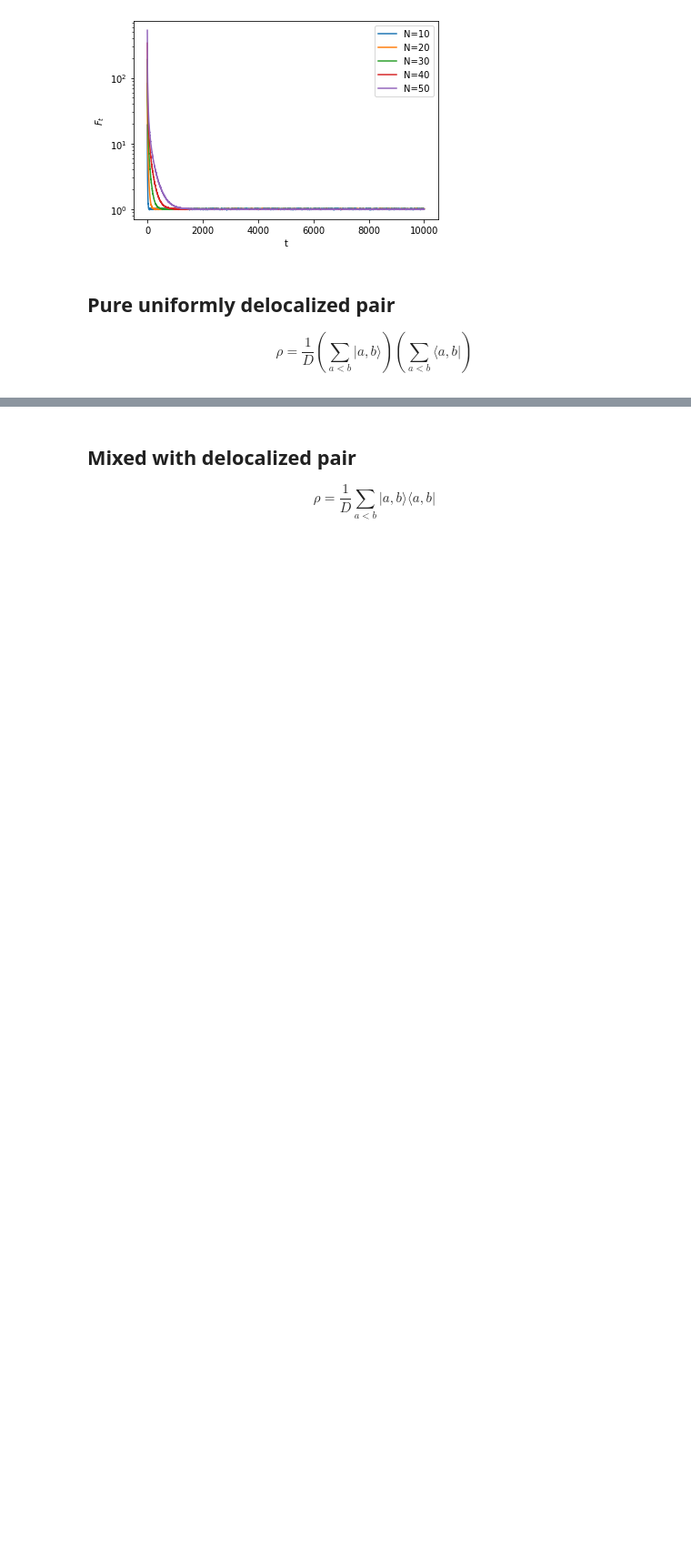
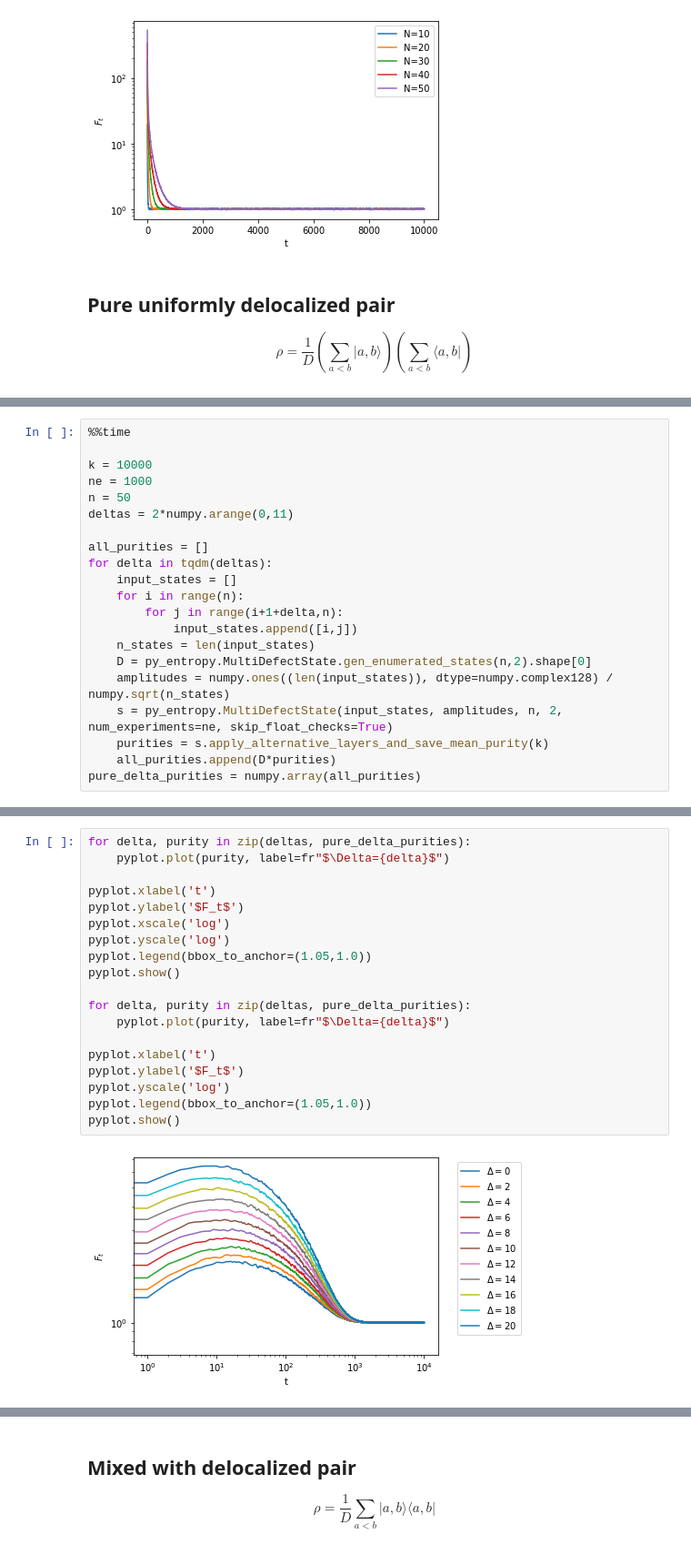
Before and after one commit to Renmusxd/RandomUnitaryLayers, a Jupyter notebook: jupyter/DoubleDefect.ipynb, the cells around one changed output, grey strips where cells are left out. Shown at 91% size. Saved outputs shown, nothing was run; the diff lists cells and outputs as text; blank space fills up the shorter version.

```diff
--- a/jupyter/DoubleDefect.ipynb
+++ b/jupyter/DoubleDefect.ipynb
@@ -139,0 +154,21 @@ pyplot.show()
+# %%
+%%time
+
+k = 10000
+ne = 1000
+n = 50
+deltas = 2*numpy.arange(0,11)
+
+all_purities = []
+for delta in tqdm(deltas):
+    input_states = []
+    for i in range(n):
+        for j in range(i+1+delta,n):
+            input_states.append([i,j])
+    n_states = len(input_states)
+    D = py_entropy.MultiDefectState.gen_enumerated_states(n,2).shape[0]
+    amplitudes = numpy.ones((len(input_states)), dtype=numpy.complex128) / numpy.sqrt(n_states)
+    s = py_entropy.MultiDefectState(input_states, amplitudes, n, 2, num_experiments=ne, skip_float_checks=True)
+    purities = s.apply_alternative_layers_and_save_mean_purity(k)
+    all_purities.append(D*purities)
+pure_delta_purities = numpy.array(all_purities)
@@ -139,0 +178,21 @@ pyplot.show()
+# %%
+for delta, purity in zip(deltas, pure_delta_purities):
+    pyplot.plot(purity, label=fr"$\Delta={delta}$")
+
+pyplot.xlabel('t')
+pyplot.ylabel('$F_t$')
+pyplot.xscale('log')
+pyplot.yscale('log')
+pyplot.legend(bbox_to_anchor=(1.05,1.0))
+pyplot.show()
+
+for delta, purity in zip(deltas, pure_delta_purities):
+    pyplot.plot(purity, label=fr"$\Delta={delta}$")
+
+pyplot.xlabel('t')
+pyplot.ylabel('$F_t$')
+pyplot.yscale('log')
+pyplot.legend(bbox_to_anchor=(1.05,1.0))
+pyplot.show()
+# %% [output]
+[figure, added]
```
Also changed, not shown: parts of 10 cells of this notebook, 1 other file.
